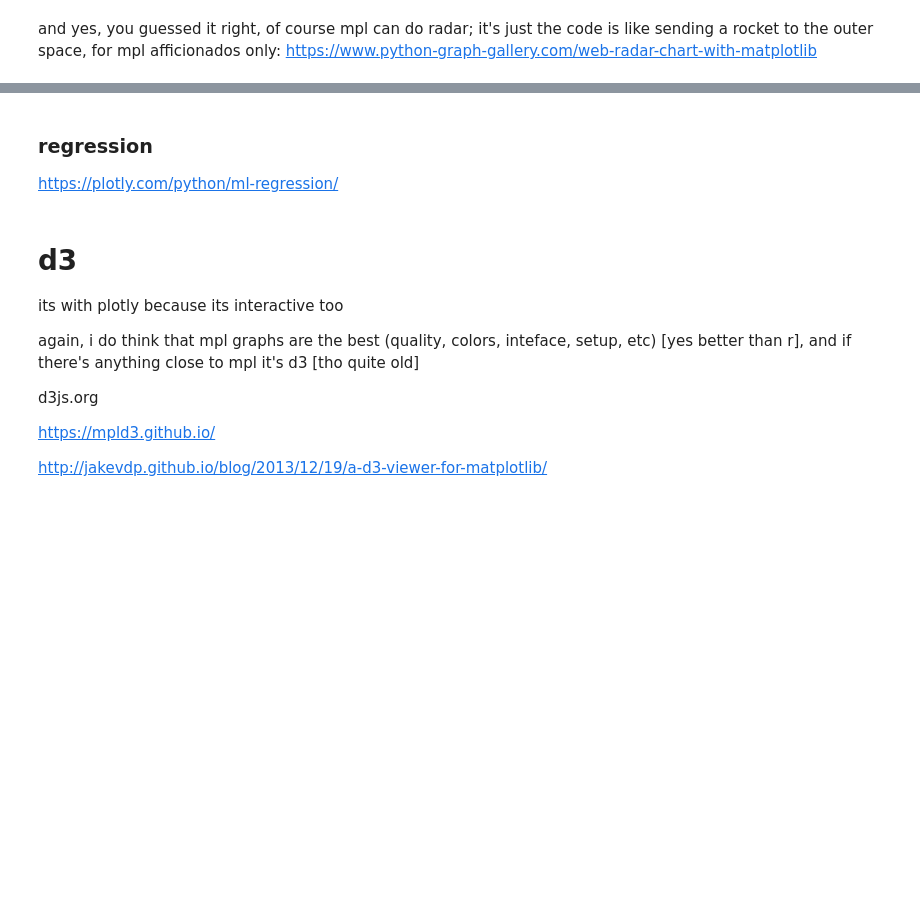
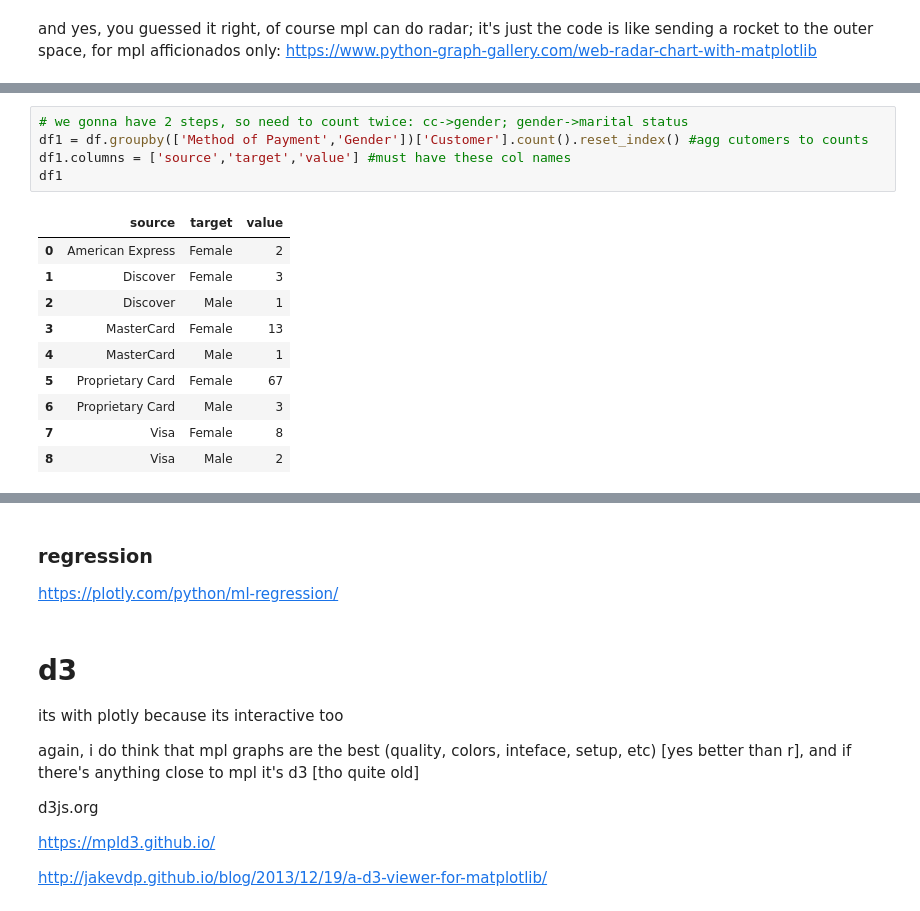
Before and after one commit to theaok/vis, a Jupyter notebook: plotly.ipynb, the cells around one changed output, grey strips where cells are left out. Cells and saved outputs as stored; diff of their text form; blank space fills up the shorter version.

```diff
--- a/plotly.ipynb
+++ b/plotly.ipynb
@@ -102,0 +166,16 @@ https://www.python-graph-gallery.com/web-radar-chart-with-matplotlib
+# %%
+# we gonna have 2 steps, so need to count twice: cc->gender; gender->marital status
+df1 = df.groupby(['Method of Payment','Gender'])['Customer'].count().reset_index() #agg cutomers to counts
+df1.columns = ['source','target','value'] #must have these col names
+df1
+# %% [output]
+|  | source | target | value |
+| 0 | American Express | Female | 2 |
+| 1 | Discover | Female | 3 |
+| 2 | Discover | Male | 1 |
+| 3 | MasterCard | Female | 13 |
+| 4 | MasterCard | Male | 1 |
+| 5 | Proprietary Card | Female | 67 |
+| 6 | Proprietary Card | Male | 3 |
+| 7 | Visa | Female | 8 |
+| 8 | Visa | Male | 2 |
```
Also changed, not shown: parts of 11 cells of this notebook.
